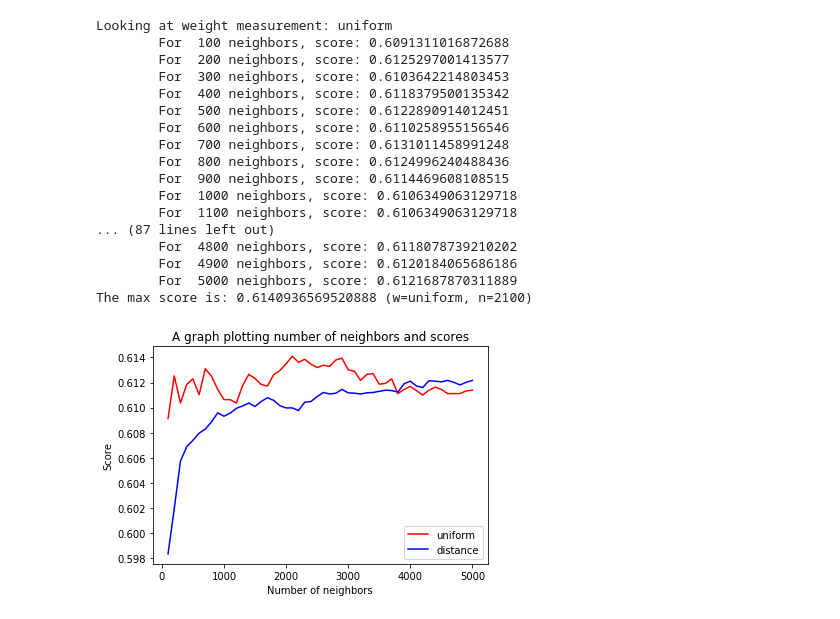
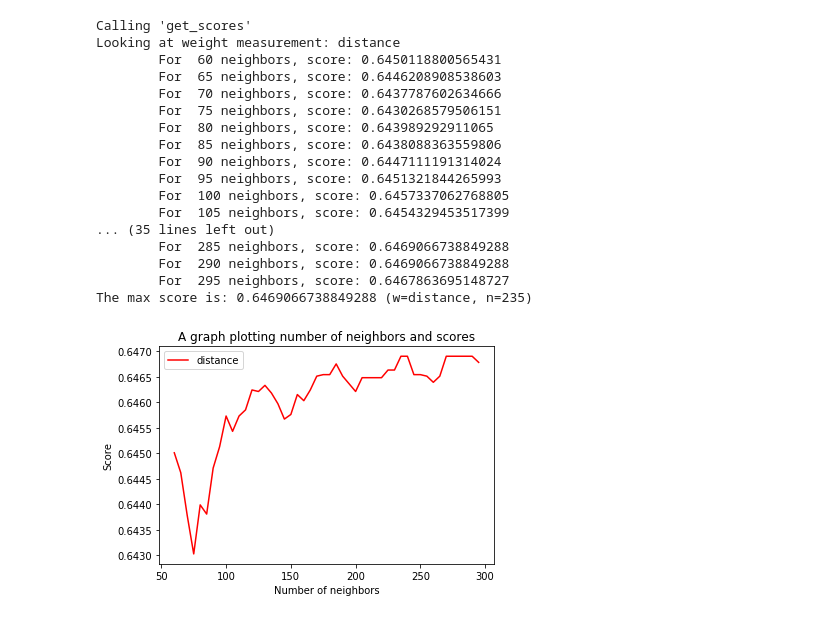
Before and after one commit to michaelmdresser/csci5622project, a Jupyter notebook: erika_knn.ipynb, the cells around one changed output. Drawn from its saved outputs; the diff is of its cells as text; code cells hidden in the pictures.

Commit message:
Working towards a solid KNN implementation using the base and doc2vec preprocessing.

```diff
--- a/erika_knn.ipynb
+++ b/erika_knn.ipynb
@@ -72,0 +30,4 @@ def prep_knn_basic(df):
+# %%
+x_train_base, y_train_base, x_valid_base, y_valid_base = load_preprocessed_data('base')
+x_train_d2v, y_train_d2v, x_valid_d2v, y_valid_d2v = load_preprocessed_data('doc2vec')
+# TODO: load addtional preprocessed data
@@ -72,0 +88,7 @@ def prep_knn_basic(df):
+# %%
+%%time
+mapper = get_knn_mapper()
+x_train_base_scaled = mapper.fit_transform(x_train_base)
+x_valid_base_scaled = mapper.transform(x_valid_base)
+x_train_d2v_scaled = mapper.fit_transform(x_train_d2v)
+x_valid_d2v_scaled = mapper.transform(x_valid_d2v)
@@ -73,22 +106,22 @@ def prep_knn_basic(df):
 # %%
 # Start by looking at scikit learn nearest neightbors
-
-def try_knn(X_train, y_train, X_validate, y_validate, neighbors, weights, algorithm='auto'):
-    knn = KNeighborsClassifier(n_neighbors=neighbors, weights=weights, algorithm=algorithm)
-    knn.fit(X_train, y_train)
-    y_pred = knn.predict(X_validate)
-    return knn, metrics.accuracy_score(y_validate, y_pred)
+def try_knn(x_train, y_train, x_valid, y_valid, neighbors, weights, algorithm='auto'):
+    knn = KNeighborsClassifier(n_neighbors=neighbors, weights=weights, algorithm=algorithm, n_jobs=8)
+    knn.fit(x_train, y_train)
+    y_pred = knn.predict(x_valid)
+    return knn, metrics.accuracy_score(y_valid, y_pred)
 # %%
-def get_scores(n_low, n_high, n_step, X_train, y_train, X_validate, y_validate, weights=['uniform', 'distance']):
+def get_scores(n_low, n_high, n_step, x_train, y_train, x_valid, y_valid, weights=['uniform', 'distance']):
+    print("Calling 'get_scores'")
     max_score = (0, None, None, None)
     scores = {}
     for w in weights:
         print("Looking at weight measurement: {}".format(w))
         scores["{}".format(w)] = []
-        for n in range(n_low, n_high, n_step):
-            knn, score = try_knn(X_train, y_train, X_validate, y_validate, neighbors=n, weights=w)
+        for n in range(n_low, n_high + 1, n_step):
+            knn, score = try_knn(x_train, y_train, x_valid, y_valid, neighbors=n, weights=w)
             if (n % 5 == 0):
-                print("\tFor {: 2} neighbors, score: {}".format(n, score))
+                print("\tFor {: 3} neighbors, score: {}".format(n, score))
             scores["{}".format(w)].append((n, score))
             if max_score[0] < score:
                 max_score = (score, w, n, knn)
@@ -124,23 +214,29 @@ X_train.head()
 # %%
-max_score, scores = get_scores(100, 5001, 100, X_train, y_train, X_validate, y_validate, weights=['uniform', 'distance'])
-print("The max score is: {} (w={}, n={})".format(max_score[0], max_score[1], max_score[2]))
-plot_scores(scores)
+%%time
+max_score_base, scores_base = get_scores(60, 300, 5,
+                                         x_train_base_scaled,
+                                         y_train_base,
+                                         x_valid_base_scaled,
+                                         y_valid_base,
+                                        weights=['distance'])
+print("The max score is: {} (w={}, n={})".format(max_score_base[0], max_score_base[1], max_score_base[2]))
+plot_scores(scores_base)
 # %% [output]
-Looking at weight measurement: uniform
-        For  100 neighbors, score: 0.6091311016872688
-        For  200 neighbors, score: 0.6125297001413577
-        For  300 neighbors, score: 0.6103642214803453
-        For  400 neighbors, score: 0.6118379500135342
-        For  500 neighbors, score: 0.6122890914012451
-        For  600 neighbors, score: 0.6110258955156546
-        For  700 neighbors, score: 0.6131011458991248
-        For  800 neighbors, score: 0.6124996240488436
-        For  900 neighbors, score: 0.6114469608108515
-        For  1000 neighbors, score: 0.6106349063129718
-        For  1100 neighbors, score: 0.6106349063129718
-... (87 lines left out)
-        For  4800 neighbors, score: 0.6118078739210202
-        For  4900 neighbors, score: 0.6120184065686186
-        For  5000 neighbors, score: 0.6121687870311889
-The max score is: 0.6140936569520888 (w=uniform, n=2100)
+Calling 'get_scores'
+Looking at weight measurement: distance
+        For  60 neighbors, score: 0.6450118800565431
+        For  65 neighbors, score: 0.6446208908538603
+        For  70 neighbors, score: 0.6437787602634666
+        For  75 neighbors, score: 0.6430268579506151
+        For  80 neighbors, score: 0.643989292911065
+        For  85 neighbors, score: 0.6438088363559806
+        For  90 neighbors, score: 0.6447111191314024
+        For  95 neighbors, score: 0.6451321844265993
+        For  100 neighbors, score: 0.6457337062768805
+        For  105 neighbors, score: 0.6454329453517399
+... (35 lines left out)
+        For  285 neighbors, score: 0.6469066738849288
+        For  290 neighbors, score: 0.6469066738849288
+        For  295 neighbors, score: 0.6467863695148727
+The max score is: 0.6469066738849288 (w=distance, n=235)
-[figure, old version]
+[figure, new version]
```
Also changed, not shown: parts of 27 cells of this notebook, 10 other files.
